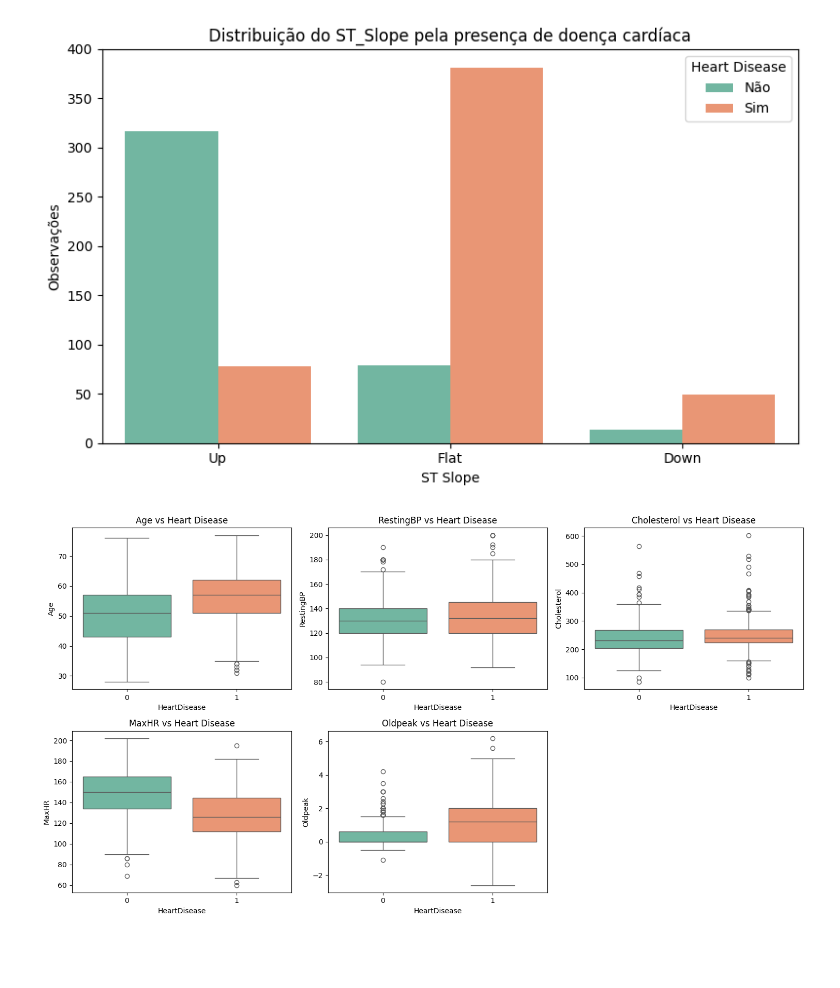
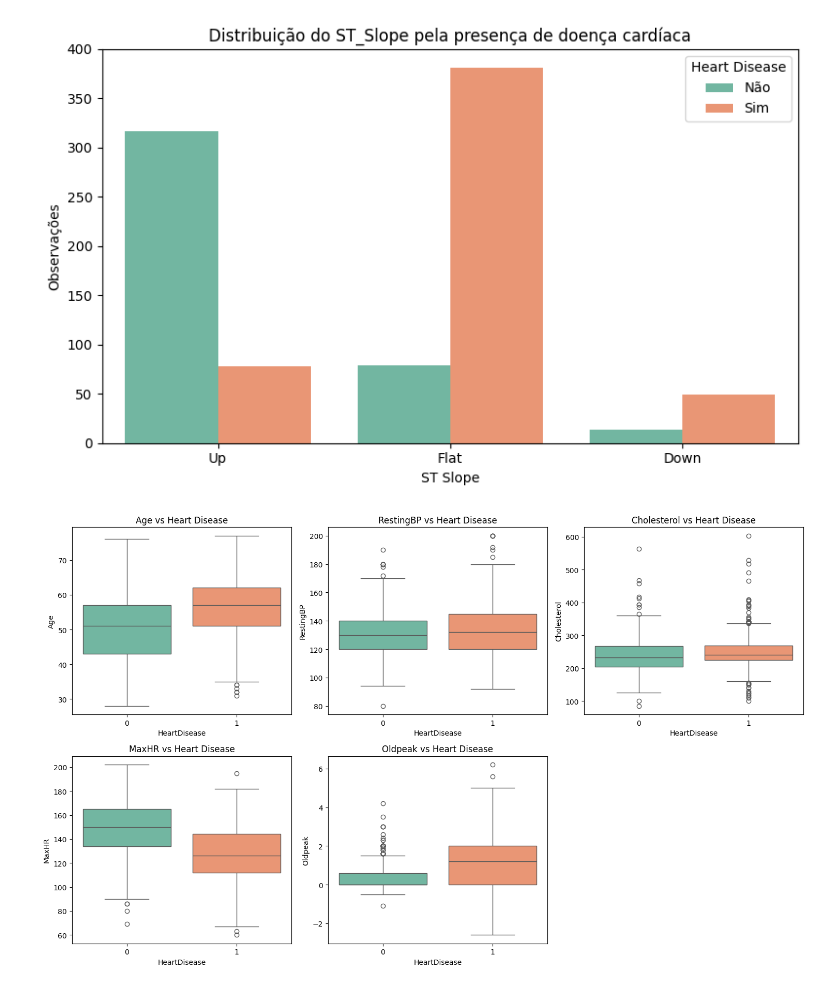
Before and after one commit to malf75/Heart-Failure-ML, a Jupyter notebook: heartdisease.ipynb, the cells around one changed output. Cells and saved outputs as stored; diff of their text form; code cells hidden in the pictures; blank space fills up the shorter version.

```diff
--- a/heartdisease.ipynb
+++ b/heartdisease.ipynb
@@ -73,0 +111,19 @@ df.head()
+# %%
+cont_table = pd.crosstab(df["Sex"], df["HeartDisease"])
+chi2, p, dof, expected = chi2_contingency(cont_table)
+print(f"chi2-Sex: {chi2}, p-value: {p}")
+cont_table = pd.crosstab(df["ChestPainType"], df["HeartDisease"])
+chi2, p, dof, expected = chi2_contingency(cont_table)
+print(f"chi2-ChestPain: {chi2}, p-value: {p}")
+cont_table = pd.crosstab(df["FastingBS"], df["HeartDisease"])
+chi2, p, dof, expected = chi2_contingency(cont_table)
+print(f"chi2-FastingBS: {chi2}, p-value: {p}")
+cont_table = pd.crosstab(df["RestingECG"], df["HeartDisease"])
+chi2, p, dof, expected = chi2_contingency(cont_table)
+print(f"chi2-RestingECG: {chi2}, p-value: {p}")
+cont_table = pd.crosstab(df["ExerciseAngina"], df["HeartDisease"])
+chi2, p, dof, expected = chi2_contingency(cont_table)
+print(f"chi2-ExerciseAngina: {chi2}, p-value: {p}")
+cont_table = pd.crosstab(df["ST_Slope"], df["HeartDisease"])
+chi2, p, dof, expected = chi2_contingency(cont_table)
+print(f"chi2-ST_Slope: {chi2}, p-value: {p}")
@@ -589,14 +652,15 @@ plt.show()
 [figure]
 # %%
 features = num_cols
-plt.figure(figsize=(15,8))
+plt.figure(figsize=(15,9))
 
 for i, feature in enumerate(features, 1):
     plt.subplot(2, 3, i)
     sns.boxplot(data=df, x='HeartDisease', y=feature, palette='Set2')
     plt.title(f"{feature} vs Heart Disease")
+    plt.savefig("images/numerics_by_heartdisease.png", dpi=300, bbox_inches="tight")
 
 plt.tight_layout()
 plt.show()
 # %% [output]
-[figure, old version]
+[figure, new version]
```
Also changed, not shown: parts of 6 cells of this notebook.
